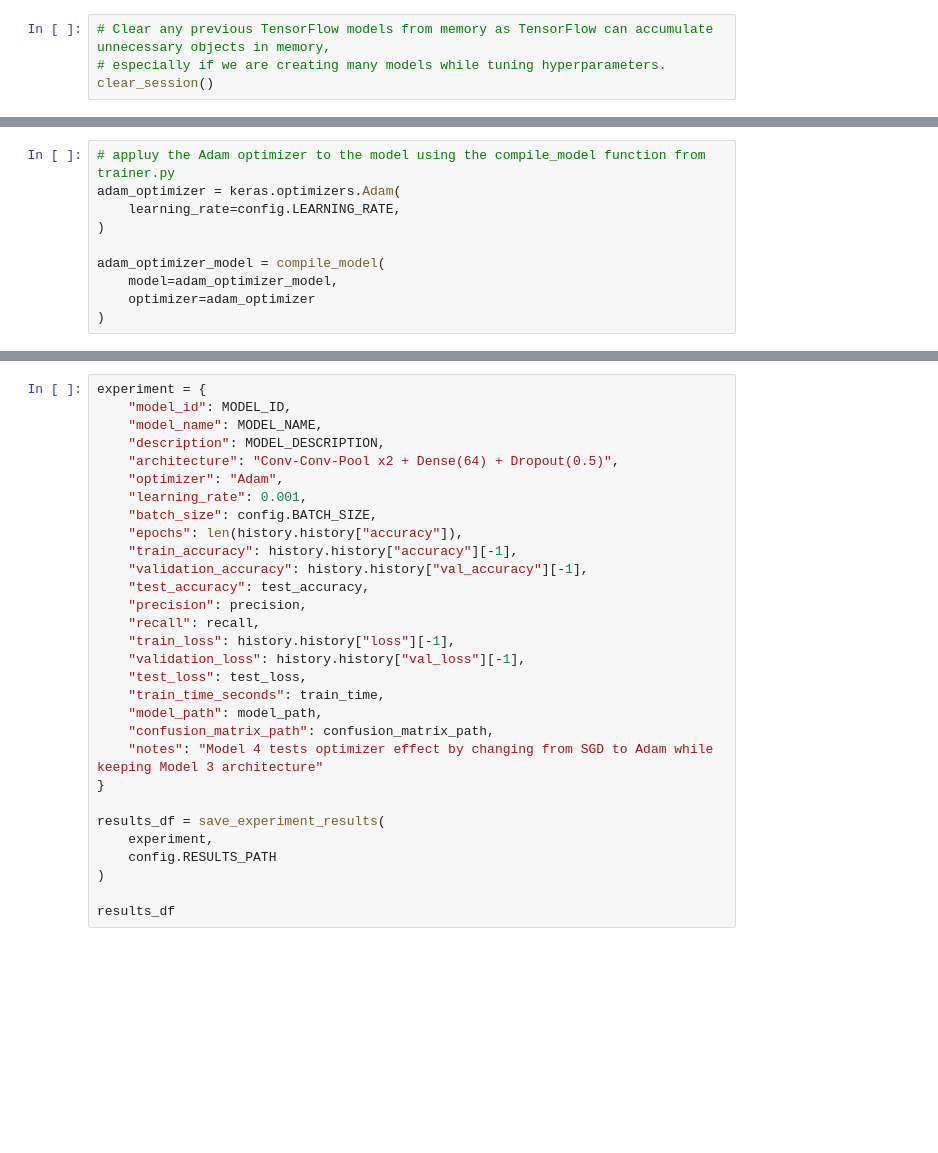
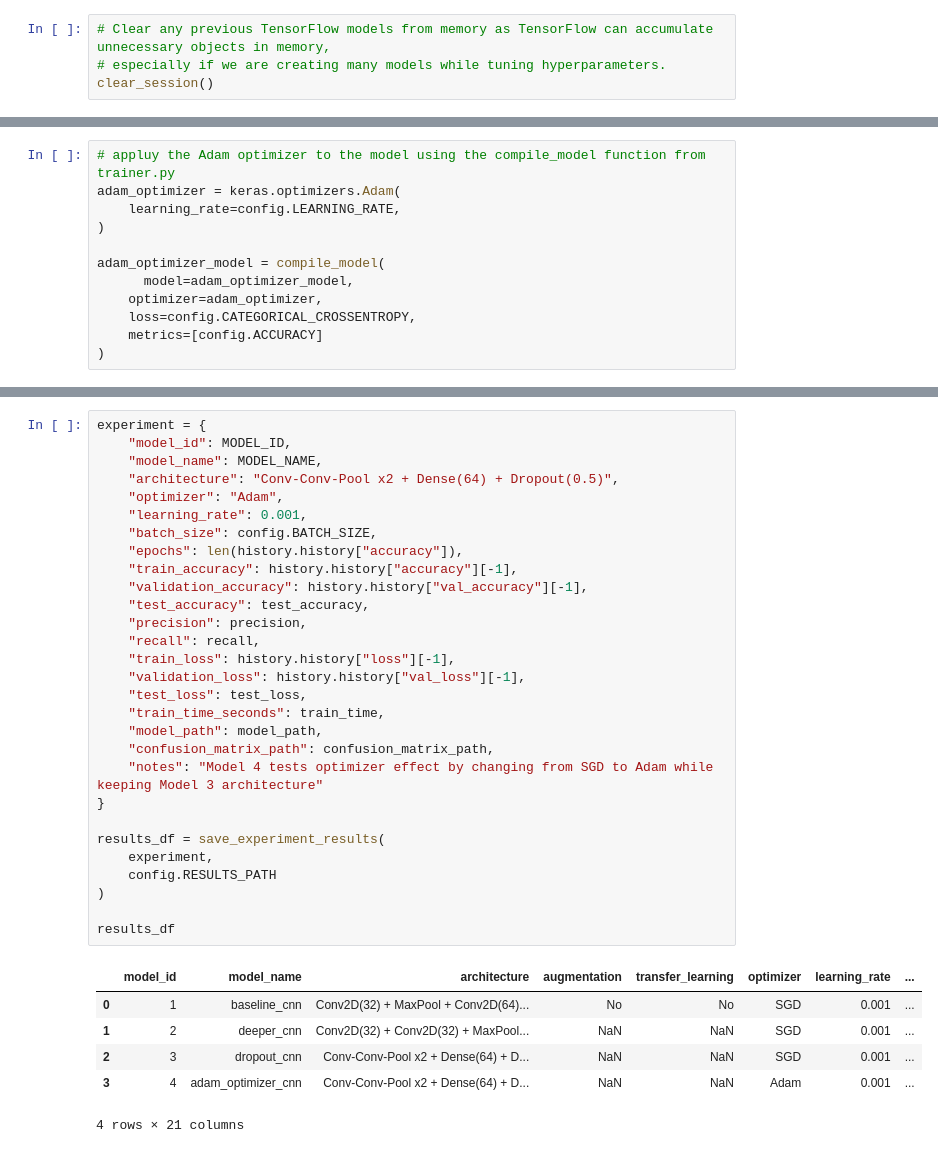
Before and after one commit to karimamzghi/cifar10-cnn-classification-project, a Jupyter notebook: notebooks/04_adam_optimizer_cnn.ipynb, the cells around one changed output, grey strips where cells are left out. Drawn from its saved outputs; the diff is of its cells as text; blank space fills up the shorter version.

```diff
--- a/notebooks/04_adam_optimizer_cnn.ipynb
+++ b/notebooks/04_adam_optimizer_cnn.ipynb
@@ -62,8 +112,10 @@ adam_optimizer = keras.optimizers.Adam(
 )
 
 adam_optimizer_model = compile_model(
-    model=adam_optimizer_model,
-    optimizer=adam_optimizer
+      model=adam_optimizer_model,
+    optimizer=adam_optimizer,
+    loss=config.CATEGORICAL_CROSSENTROPY,
+    metrics=[config.ACCURACY]
 )
 # %%
 # Train the model using the train_model function from trainer.py
@@ -123,33 +211,39 @@ save_confusion_matrix(
 # %%
 experiment = {
     "model_id": MODEL_ID,
     "model_name": MODEL_NAME,
-    "description": MODEL_DESCRIPTION,
     "architecture": "Conv-Conv-Pool x2 + Dense(64) + Dropout(0.5)",
     "optimizer": "Adam",
     "learning_rate": 0.001,
     "batch_size": config.BATCH_SIZE,
     "epochs": len(history.history["accuracy"]),
     "train_accuracy": history.history["accuracy"][-1],
     "validation_accuracy": history.history["val_accuracy"][-1],
     "test_accuracy": test_accuracy,
     "precision": precision,
     "recall": recall,
     "train_loss": history.history["loss"][-1],
     "validation_loss": history.history["val_loss"][-1],
     "test_loss": test_loss,
     "train_time_seconds": train_time,
     "model_path": model_path,
     "confusion_matrix_path": confusion_matrix_path,
     "notes": "Model 4 tests optimizer effect by changing from SGD to Adam while keeping Model 3 architecture"
 }
 
 results_df = save_experiment_results(
     experiment,
     config.RESULTS_PATH
 )
 
 results_df
+# %% [output]
+|  | model_id | model_name | architecture | augmentation | transfer_learning | optimizer | learning_rate | ... |
+| 0 | 1 | baseline_cnn | Conv2D(32) + MaxPool + Conv2D(64)... | No | No | SGD | 0.001 | ... |
+| 1 | 2 | deeper_cnn | Conv2D(32) + Conv2D(32) + MaxPool... | NaN | NaN | SGD | 0.001 | ... |
+| 2 | 3 | dropout_cnn | Conv-Conv-Pool x2 + Dense(64) + D... | NaN | NaN | SGD | 0.001 | ... |
+| 3 | 4 | adam_optimizer_cnn | Conv-Conv-Pool x2 + Dense(64) + D... | NaN | NaN | Adam | 0.001 | ... |
+4 rows × 21 columns
 # %%
 # draw a plot of the training and validation accuracy over epochs
 plt.figure(figsize=(12, 6))
```
Also changed, not shown: parts of 11 cells of this notebook, 7 other files.
